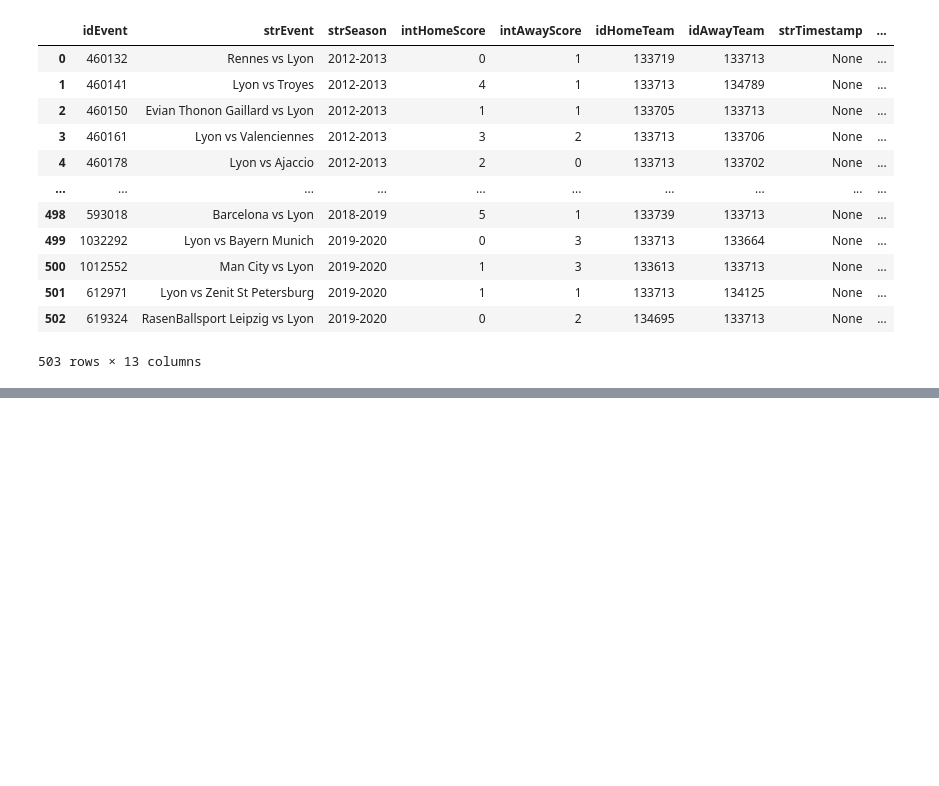
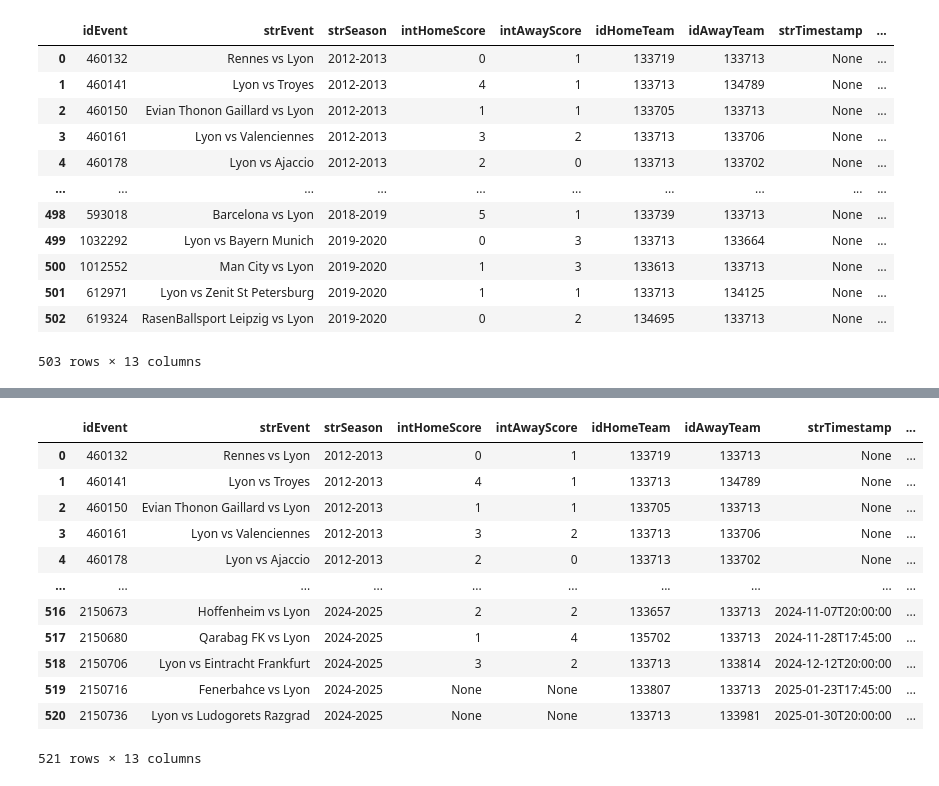
Before and after one commit to Josh-Dum/OWP_OL_WIN_Predictor, a Jupyter notebook: test_connexion_api_foot.ipynb, the cells around one changed output, grey strips where cells are left out. Drawn from its saved outputs; the diff is of its cells as text; code cells hidden in the pictures; blank space fills up the shorter version.

Commit message:
Update README to include Europa League details and round values add function to add europa league data

```diff
--- a/test_connexion_api_foot.ipynb
+++ b/test_connexion_api_foot.ipynb
@@ -2,8 +2,8 @@
 import requests
 import json
 
-# url = "https://www.thesportsdb.com/api/v1/json/3/eventsseason.php?id=4484&s=2023-2024" # matches of the season 2023-2024 for ligue 1
-url = "https://www.thesportsdb.com/api/v1/json/3/eventsround.php?id=4480&r=200&s=2000-2001" # For league 1 the round correspond to the number of the day in the competition, there is 38 days in a season of ligue 1
+# url = "https://www.thesportsdb.com/api/v1/json/3/eventsseason.php?id=4481&s=2023-2024" # matches of the season 2023-2024 for ligue 1
+url = "https://www.thesportsdb.com/api/v1/json/3/eventsround.php?id=4481&r=1&s=2023-2024" # For league 1 the round correspond to the number of the day in the competition, there is 38 days in a season of ligue 1
 # url = "https://www.thesportsdb.com/api/v1/json/3/search_all_leagues.php?c=Europe&s=Soccer"
 api_key = "3"
 
@@ -428,0 +543,16 @@ df_ligue1.head(100000)
+# %%
+df_ligue1.head(100000)
+# %% [output]
+|  | idEvent | strEvent | strSeason | intHomeScore | intAwayScore | idHomeTeam | idAwayTeam | strTimestamp | ... |
+| 0 | 460132 | Rennes vs Lyon | 2012-2013 | 0 | 1 | 133719 | 133713 | None | ... |
+| 1 | 460141 | Lyon vs Troyes | 2012-2013 | 4 | 1 | 133713 | 134789 | None | ... |
+| 2 | 460150 | Evian Thonon Gaillard vs Lyon | 2012-2013 | 1 | 1 | 133705 | 133713 | None | ... |
+| 3 | 460161 | Lyon vs Valenciennes | 2012-2013 | 3 | 2 | 133713 | 133706 | None | ... |
+| 4 | 460178 | Lyon vs Ajaccio | 2012-2013 | 2 | 0 | 133713 | 133702 | None | ... |
+| ... | ... | ... | ... | ... | ... | ... | ... | ... | ... |
+| 516 | 2150673 | Hoffenheim vs Lyon | 2024-2025 | 2 | 2 | 133657 | 133713 | 2024-11-07T20:00:00 | ... |
+| 517 | 2150680 | Qarabag FK vs Lyon | 2024-2025 | 1 | 4 | 135702 | 133713 | 2024-11-28T17:45:00 | ... |
+| 518 | 2150706 | Lyon vs Eintracht Frankfurt | 2024-2025 | 3 | 2 | 133713 | 133814 | 2024-12-12T20:00:00 | ... |
+| 519 | 2150716 | Fenerbahce vs Lyon | 2024-2025 | None | None | 133807 | 133713 | 2025-01-23T17:45:00 | ... |
+| 520 | 2150736 | Lyon vs Ludogorets Razgrad | 2024-2025 | None | None | 133713 | 133981 | 2025-01-30T20:00:00 | ... |
+521 rows × 13 columns
```
Also changed, not shown: parts of 3 cells of this notebook, 2 other files.
